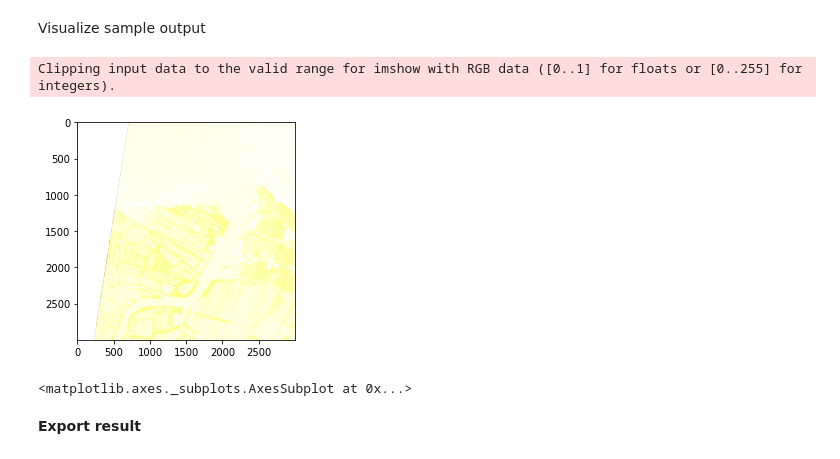
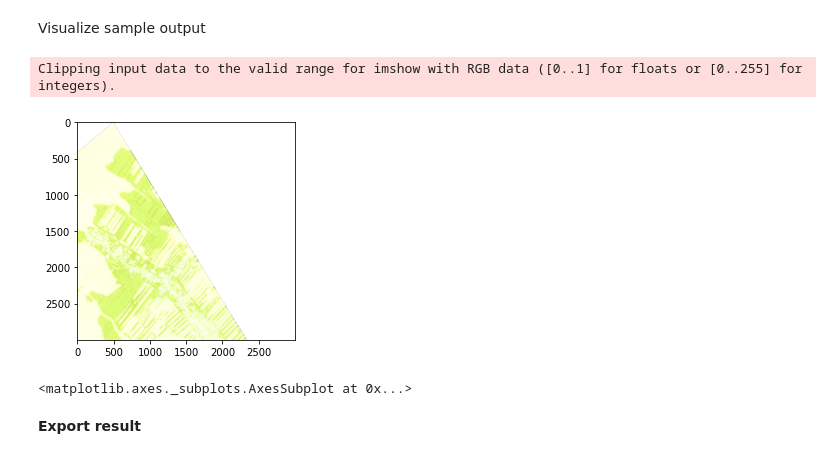
Before and after one commit to menvuthy/portfolio, a Jupyter notebook: docs/Content/Documentation/deep-learning/Split_satellite_image_into_small_pieces_for_model_prediction.ipynb, the cells around one changed output. Drawn from its saved outputs; the diff is of its cells as text; code cells hidden in the pictures.

```diff
--- a/docs/Content/Documentation/deep-learning/Split_satellite_image_into_small_pieces_for_model_prediction.ipynb
+++ b/docs/Content/Documentation/deep-learning/Split_satellite_image_into_small_pieces_for_model_prediction.ipynb
@@ -88,7 +88,7 @@ replace sample_wv3/Grid.cpg? [y]es, [n]o, [A]ll, [N]one, [r]ename: A
 **Read input image**
 # %%
 # Import raster file from directory
-image = rasterio.open('/content/sample_wv3/WV3_P001.TIF')
+image = rasterio.open('/content/sample_wv3/20SEP15031838-S2AS-013787850070_01_P001.TIF')
 # %%
 # The original shape of image before splitting
 print(image.read(1).shape)
@@ -127,7 +127,7 @@ grid_geo['geometry'].plot(facecolor="none", edgecolor='blue', lw=0.7);
 From the grid, there are in total of 21 squares, which means I will mask the raster image into 21 images based on the square size.
 # %%
 # Read Shape file
-with fiona.open('/content/sample_wv3/Grid.shp', "r") as shapefile:
+with fiona.open('/content/sample_wv3/grid.shp', "r") as shapefile:
     shapes = [feature["geometry"] for feature in shapefile]
 # %% [markdown]
 Mask the raster image one by one into 21 images using loop operation
@@ -148,10 +148,10 @@ for i in range(len(shapes)):
 # %% [markdown]
 Visualize sample output
 # %%
-show(Out_img[0])
+show(Out_img[10])
 # %% [output]
 Clipping input data to the valid range for imshow with RGB data ([0..1] for floats or [0..255] for integers).
-[figure, old version]
+[figure, new version]
 <matplotlib.axes._subplots.AxesSubplot at 0x...>
 # %% [markdown]
 **Export result**
```
Also changed, not shown: parts of 10 cells of this notebook, 2 other files.
